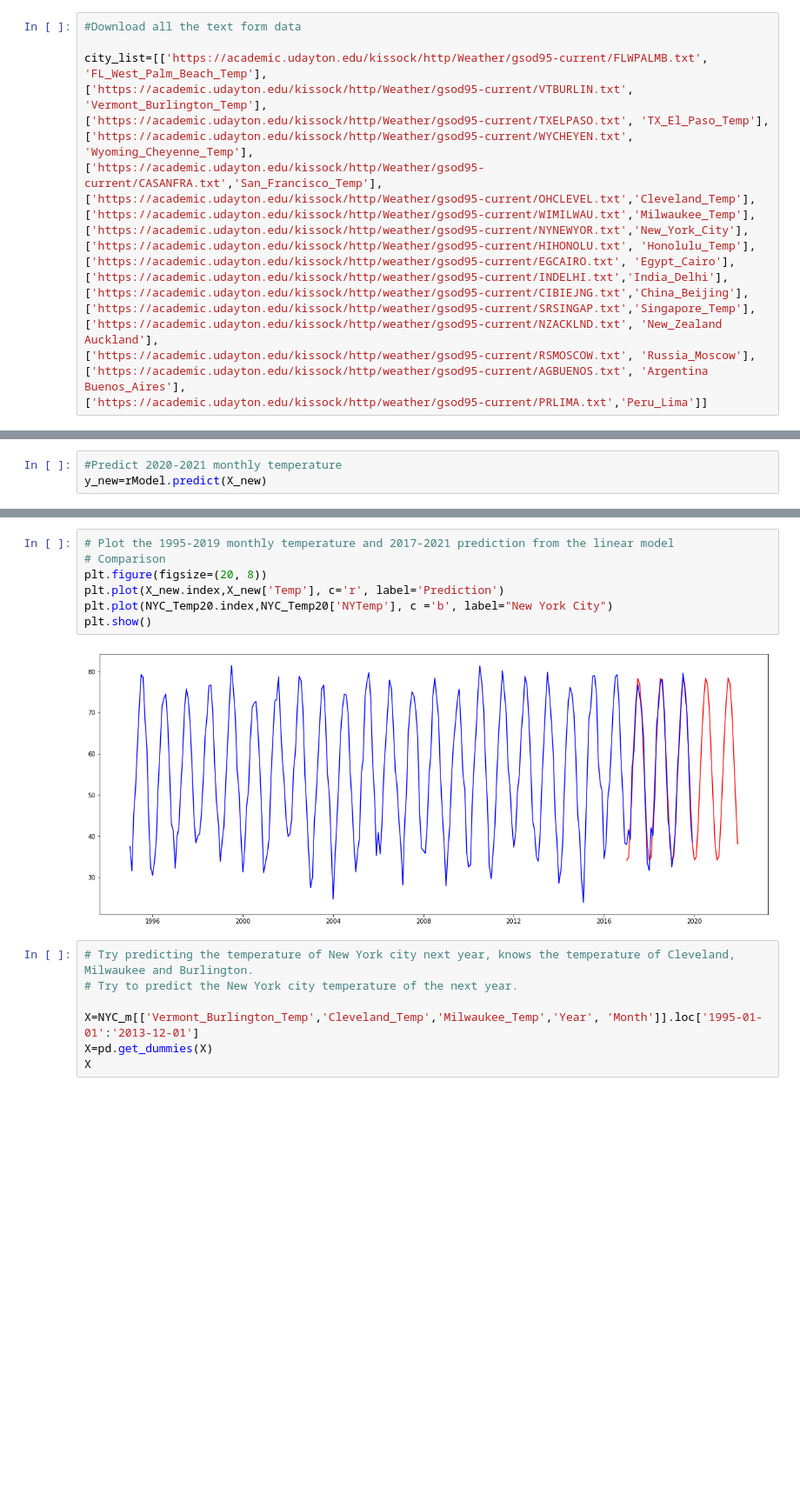
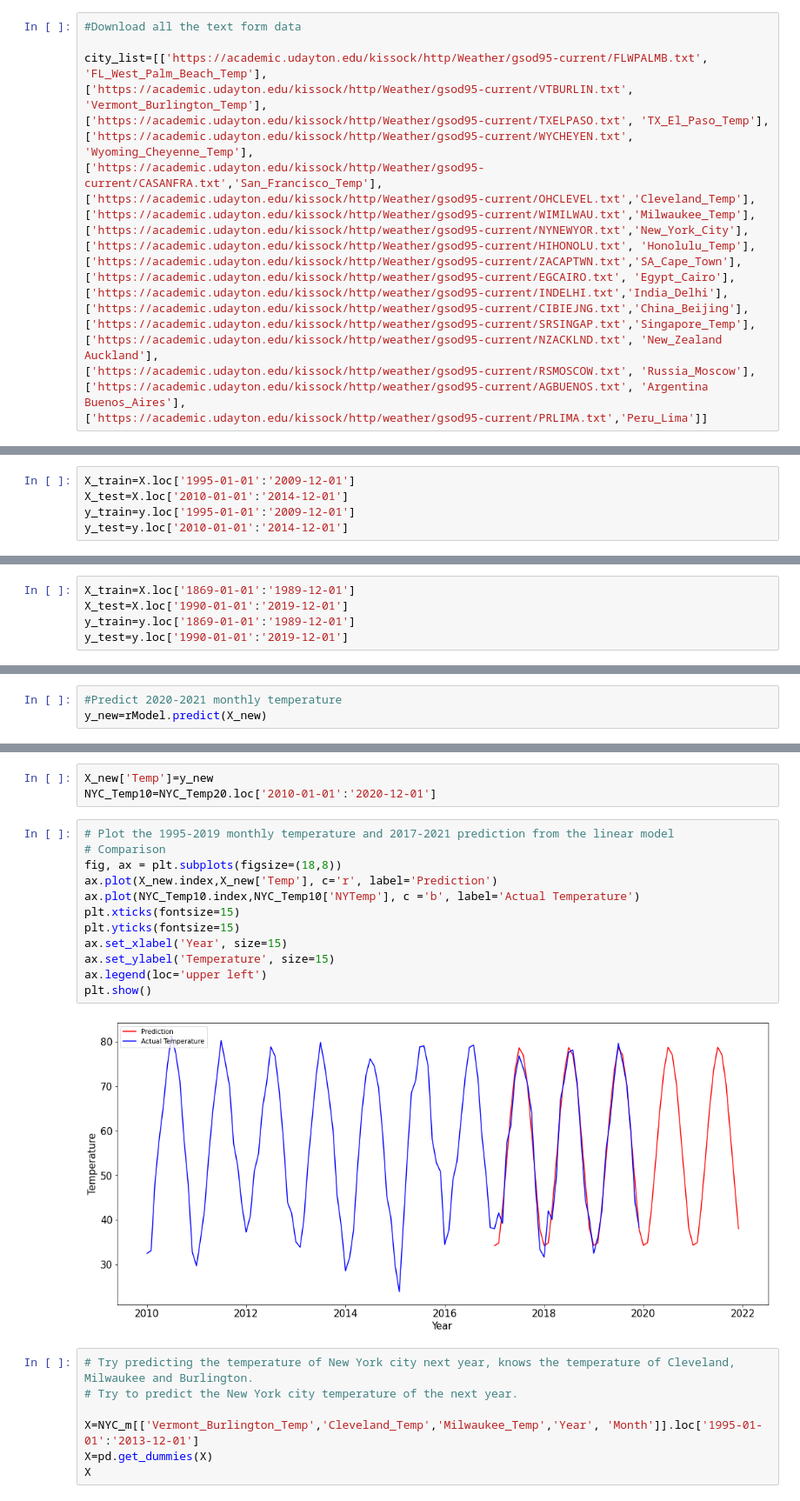
Before and after one commit to nshang88/Capstone-Projects, a Jupyter notebook: climate_ML.ipynb, the cells around one changed output, grey strips where cells are left out. Shown at 87% size. Cells and saved outputs as stored; diff of their text form; blank space fills up the shorter version.

```diff
--- a/climate_ML.ipynb
+++ b/climate_ML.ipynb
@@ -58,6 +58,7 @@ city_list=[['https://academic.udayton.edu/kissock/http/Weather/gsod95-current/FL
 ['https://academic.udayton.edu/kissock/http/Weather/gsod95-current/WIMILWAU.txt','Milwaukee_Temp'],
 ['https://academic.udayton.edu/kissock/http/weather/gsod95-current/NYNEWYOR.txt','New_York_City'],
 ['https://academic.udayton.edu/kissock/http/Weather/gsod95-current/HIHONOLU.txt', 'Honolulu_Temp'],
+['https://academic.udayton.edu/kissock/http/Weather/gsod95-current/ZACAPTWN.txt','SA_Cape_Town'],
 ['https://academic.udayton.edu/kissock/http/weather/gsod95-current/EGCAIRO.txt', 'Egypt_Cairo'],
 ['https://academic.udayton.edu/kissock/http/weather/gsod95-current/INDELHI.txt','India_Delhi'],
 ['https://academic.udayton.edu/kissock/http/weather/gsod95-current/CIBIEJNG.txt','China_Beijing'],
@@ -322,3 +338,8 @@ X_train, X_test, y_train, y_test = train_test_split(X, y, test_size=.25, random_
+# %%
+X_train=X.loc['1995-01-01':'2009-12-01']
+X_test=X.loc['2010-01-01':'2014-12-01']
+y_train=y.loc['1995-01-01':'2009-12-01']
+y_test=y.loc['2010-01-01':'2014-12-01']
 # %%
 # Standardized the data, although did not use it later
 scaler =StandardScaler().fit(X_train)
@@ -461,3 +486,8 @@ X_train, X_test, y_train, y_test = train_test_split(X, y, test_size=.25, random_
+# %%
+X_train=X.loc['1869-01-01':'1989-12-01']
+X_test=X.loc['1990-01-01':'2019-12-01']
+y_train=y.loc['1869-01-01':'1989-12-01']
+y_test=y.loc['1990-01-01':'2019-12-01']
 # %%
 # KNN method did not work well
 
@@ -602,12 +641,20 @@ X_new['Temp']=y_new
+# %%
+X_new['Temp']=y_new
+NYC_Temp10=NYC_Temp20.loc['2010-01-01':'2020-12-01']
 # %%
 # Plot the 1995-2019 monthly temperature and 2017-2021 prediction from the linear model
 # Comparison
-plt.figure(figsize=(20, 8))
-plt.plot(X_new.index,X_new['Temp'], c='r', label='Prediction')
-plt.plot(NYC_Temp20.index,NYC_Temp20['NYTemp'], c ='b', label="New York City")
+fig, ax = plt.subplots(figsize=(18,8))
+ax.plot(X_new.index,X_new['Temp'], c='r', label='Prediction')
+ax.plot(NYC_Temp10.index,NYC_Temp10['NYTemp'], c ='b', label='Actual Temperature')
+plt.xticks(fontsize=15)
+plt.yticks(fontsize=15)
+ax.set_xlabel('Year', size=15)
+ax.set_ylabel('Temperature', size=15)
+ax.legend(loc='upper left')
 plt.show()
 # %% [output]
-[figure, old version]
+[figure, new version]
 # %%
 # Try predicting the temperature of New York city next year, knows the temperature of Cleveland, Milwaukee and Burlington.
 # Try to predict the New York city temperature of the next year.
```
Also changed, not shown: parts of 38 cells of this notebook.
